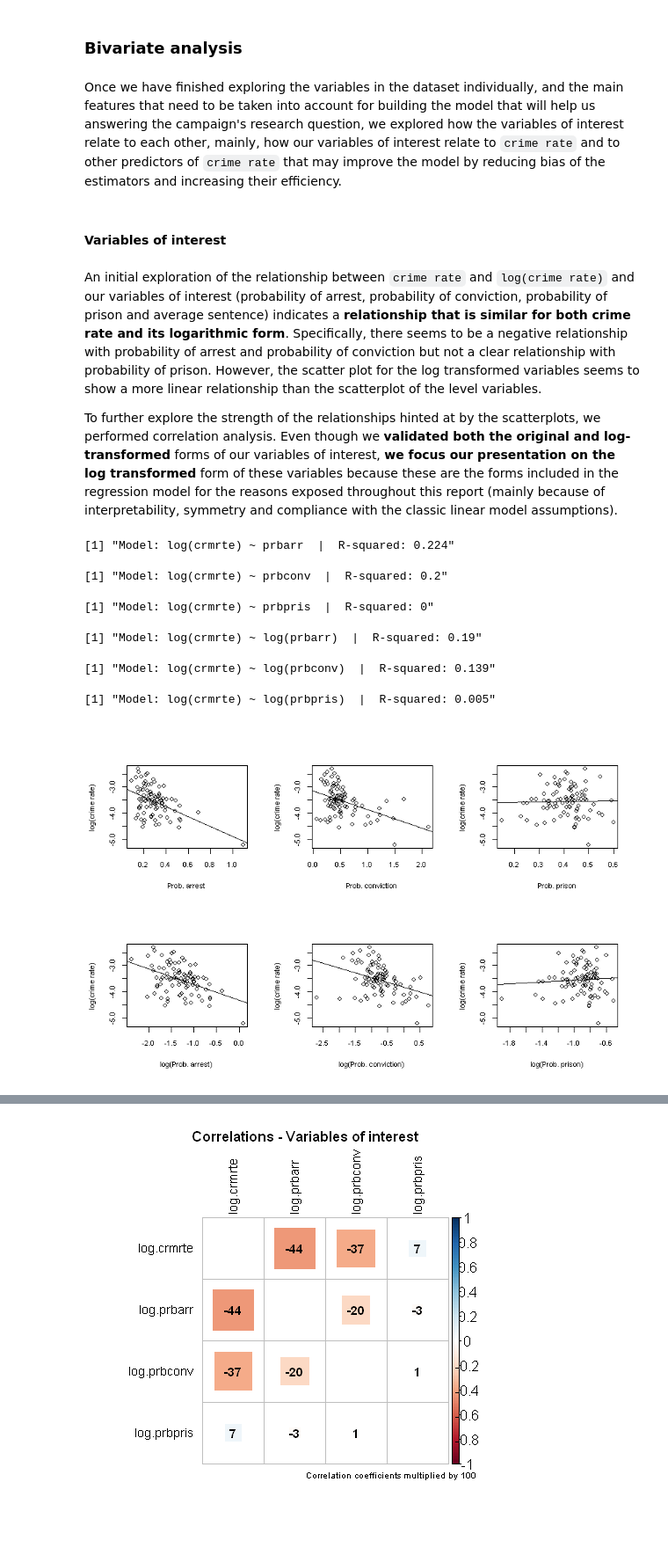
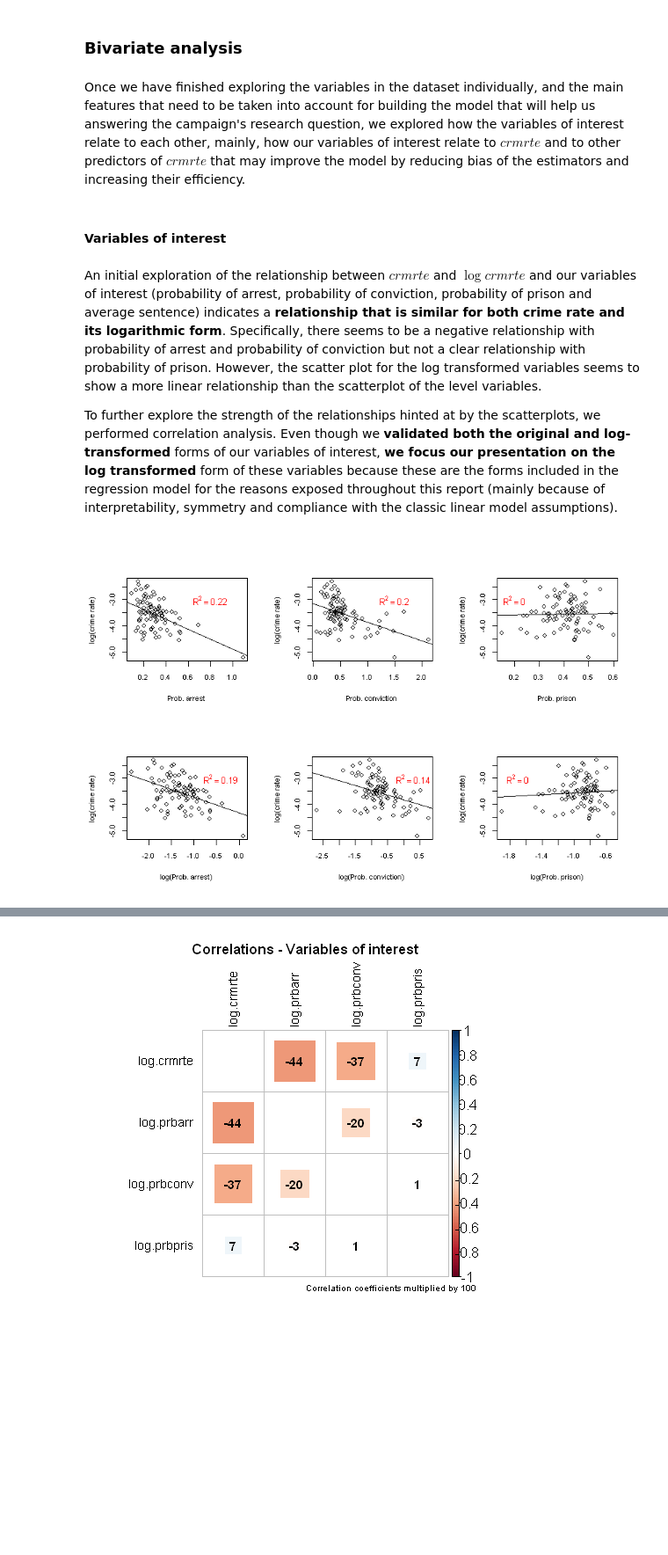
Before and after one commit to ramirocadavid/w203-Lab3, a Jupyter notebook: Mo_Hobbs_Cadavid_Lab3_V4.ipynb, the cells around one changed output, grey strips where cells are left out. Shown at 88% size. Drawn from its saved outputs; the diff is of its cells as text; code cells hidden in the pictures; blank space fills up the shorter version.

```diff
--- a/Mo_Hobbs_Cadavid_Lab3_V4.ipynb
+++ b/Mo_Hobbs_Cadavid_Lab3_V4.ipynb
@@ -210,11 +228,11 @@ Upon inspecting **other variables individually, we didn't find evidence of error
 # %% [markdown]
 ### Bivariate analysis
 # %% [markdown]
-Once we have finished exploring the variables in the dataset individually, and the main features that need to be taken into account for building the model that will help us answering the campaign's research question, we explored how the variables of interest relate to each other, mainly, how our variables of interest relate to `crime rate` and to other predictors of `crime rate` that may improve the model by reducing bias of the estimators and increasing their efficiency.
+Once we have finished exploring the variables in the dataset individually, and the main features that need to be taken into account for building the model that will help us answering the campaign's research question, we explored how the variables of interest relate to each other, mainly, how our variables of interest relate to $crmrte$ and to other predictors of $crmrte$ that may improve the model by reducing bias of the estimators and increasing their efficiency.
 # %% [markdown]
 #### Variables of interest
 # %% [markdown]
-An initial exploration of the relationship between `crime rate` and `log(crime rate)` and our variables of interest (probability of arrest, probability of conviction, probability of prison and average sentence) indicates a **relationship that is similar for both crime rate and its logarithmic form**. Specifically, there seems to be a negative relationship with probability of arrest and probability of conviction but not a clear relationship with probability of prison. However, the scatter plot for the log transformed variables seems to show a more linear relationship than the scatterplot of the level variables.
+An initial exploration of the relationship between $crmrte$ and $\log{crmrte}$ and our variables of interest (probability of arrest, probability of conviction, probability of prison and average sentence) indicates a **relationship that is similar for both crime rate and its logarithmic form**. Specifically, there seems to be a negative relationship with probability of arrest and probability of conviction but not a clear relationship with probability of prison. However, the scatter plot for the log transformed variables seems to show a more linear relationship than the scatterplot of the level variables.
 
 To further explore the strength of the relationships hinted at by the scatterplots, we performed correlation analysis. Even though we **validated both the original and log-transformed** forms of our variables of interest, **we focus our presentation on the log transformed** form of these variables because these are the forms included in the regression model for the reasons exposed throughout this report (mainly because of interpretability, symmetry and compliance with the classic linear model assumptions).
 # %%
@@ -229,47 +247,43 @@ clean$log.prbarr <- log(clean$prbarr)
 clean$log.prbconv <- log(clean$prbconv)
 clean$log.prbpris <- log(clean$prbpris)
 clean$density2 <- clean$density^2
 clean$log.polpc <- log(clean$polpc)
 clean$log.taxpc <- log(clean$taxpc)
 
 # We showed scatter plots for the log transformations in the EDA above;
 # here we are simply calculating R^2
 
 # Generate bivariate regressions on untransformed regressors
 model10 <- lm(log(crmrte) ~ prbarr, data=clean)
 model11 <- lm(log(crmrte) ~ prbconv, data=clean)
 model12 <- lm(log(crmrte) ~ prbpris, data=clean)
 
 # Generate bivariate regressions on log-transformed regressors
 model13 <- lm(log(crmrte) ~ log(prbarr), data=clean)
 model14 <- lm(log(crmrte) ~ log(prbconv), data=clean)
 model15 <- lm(log(crmrte) ~ log(prbpris), data=clean)
 
 # Scatterplots and simple linear regression of variables of interest in level and log-form, vs log.crmrte
 
 options(repr.plot.width=7, repr.plot.height=4.5)
 par(mfrow = c(2, 3), cex.main = 0.8, cex.lab = 0.8, cex.axis = 0.8)
 plot(clean$prbarr, clean$log.crmrte, ylab = "log(crime rate)", xlab="Prob. arrest"); abline(model10)
+rsq10 <- summary(model10)$r.squared; text(x = 0.8, y = -3, bquote(R^2 == .(round(rsq10, 2))), col = 'red')
+
 plot(clean$prbconv, clean$log.crmrte, ylab = "log(crime rate)", xlab="Prob. conviction"); abline(model11)
+rsq11 <- summary(model11)$r.squared; text(x = 1.5, y = -3, bquote(R^2 == .(round(rsq11, 2))), col = 'red')
+
 plot(clean$prbpris, clean$log.crmrte, ylab = "log(crime rate)", xlab="Prob. prison"); abline(model12)
+rsq12 <- summary(model12)$r.squared; text(x = 0.2, y = -3, bquote(R^2 == .(round(rsq12, 2))), col = 'red')
+
 plot(clean$log.prbarr, clean$log.crmrte, ylab = "log(crime rate)", xlab="log(Prob. arrest)"); abline(model13)
+rsq13 <- summary(model13)$r.squared; text(x = -0.4, y = -3, bquote(R^2 == .(round(rsq13, 2))), col = 'red')
+
 plot(clean$log.prbconv, clean$log.crmrte, ylab = "log(crime rate)", xlab="log(Prob. conviction)"); abline(model14)
+rsq14 <- summary(model14)$r.squared; text(x = 0.3, y = -3, bquote(R^2 == .(round(rsq14, 2))), col = 'red')
+
 plot(clean$log.prbpris, clean$log.crmrte, ylab = "log(crime rate)", xlab="log(Prob. prison)"); abline(model15)
-
-# R squared for simple regression
-
-paste("Model:", summary(model10)$call[2], " | ", "R-squared:", round(summary(model10)$r.squared, 3))
-paste("Model:", summary(model11)$call[2], " | ", "R-squared:", round(summary(model11)$r.squared, 3))
-paste("Model:", summary(model12)$call[2], " | ", "R-squared:", round(summary(model12)$r.squared, 3))
-paste("Model:", summary(model13)$call[2], " | ", "R-squared:", round(summary(model13)$r.squared, 3))
-paste("Model:", summary(model14)$call[2], " | ", "R-squared:", round(summary(model14)$r.squared, 3))
-paste("Model:", summary(model15)$call[2], " | ", "R-squared:", round(summary(model15)$r.squared, 3))
+rsq15 <- summary(model15)$r.squared; text(x = -1.7, y = -3, bquote(R^2 == .(round(rsq15, 2))), col = 'red')
 # %% [output]
-[1] "Model: log(crmrte) ~ prbarr  |  R-squared: 0.224"
-[1] "Model: log(crmrte) ~ prbconv  |  R-squared: 0.2"
-[1] "Model: log(crmrte) ~ prbpris  |  R-squared: 0"
-[1] "Model: log(crmrte) ~ log(prbarr)  |  R-squared: 0.19"
-[1] "Model: log(crmrte) ~ log(prbconv)  |  R-squared: 0.139"
-[1] "Model: log(crmrte) ~ log(prbpris)  |  R-squared: 0.005"
-[figure, old version]
+[figure, new version]
 # %% [markdown]
```
Also changed, not shown: parts of 21 cells of this notebook.
